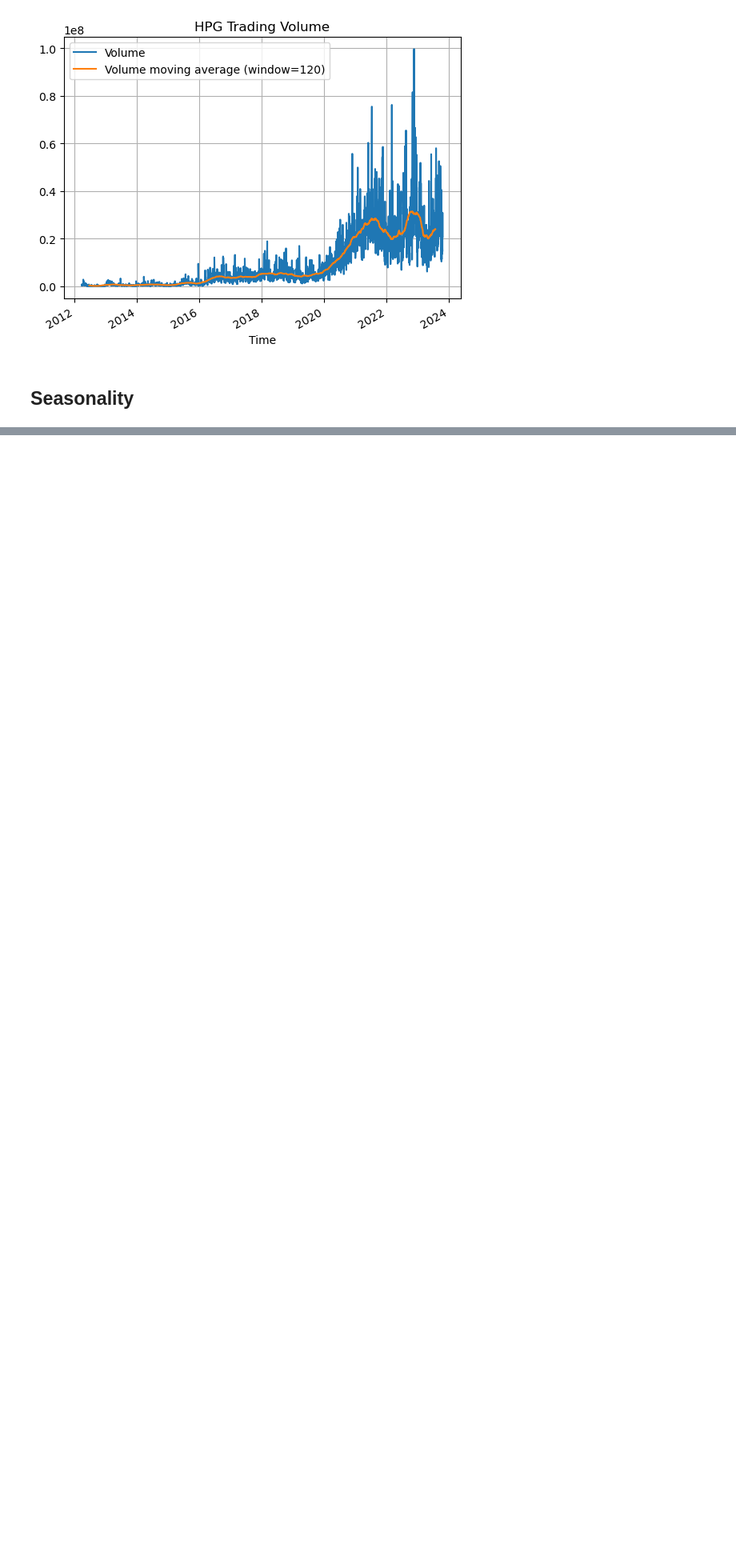
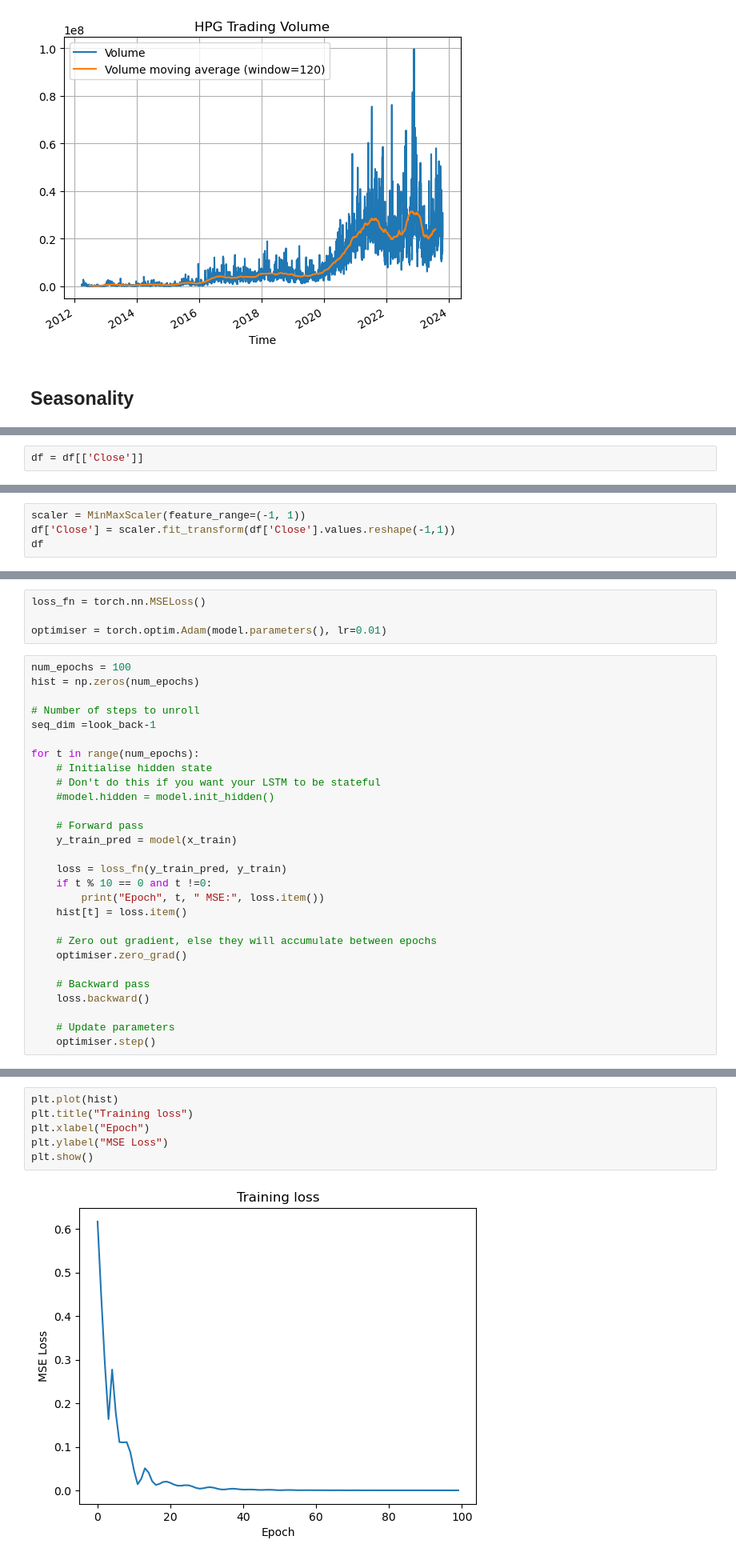
Before and after one commit to khanhha1005/Group23_Business_Analytics, a Jupyter notebook: predictive-analytics.ipynb, the cells around one changed output, grey strips where cells are left out. Shown at 80% size. Cells and saved outputs as stored; diff of their text form; blank space fills up the shorter version.

```diff
--- a/predictive-analytics.ipynb
+++ b/predictive-analytics.ipynb
@@ -87 +99,3 @@ plt.show()
+# %%
+df = df[['Close']]
 # %% [markdown]
@@ -88,0 +103,4 @@ plt.show()
+# %%
+scaler = MinMaxScaler(feature_range=(-1, 1))
+df['Close'] = scaler.fit_transform(df['Close'].values.reshape(-1,1))
+df
@@ -88,0 +228,32 @@ plt.show()
+# %%
+loss_fn = torch.nn.MSELoss()
+
+optimiser = torch.optim.Adam(model.parameters(), lr=0.01)
+# %%
+num_epochs = 100
+hist = np.zeros(num_epochs)
+
+# Number of steps to unroll
+seq_dim =look_back-1
+
+for t in range(num_epochs):
+    # Initialise hidden state
+    # Don't do this if you want your LSTM to be stateful
+    #model.hidden = model.init_hidden()
+
+    # Forward pass
+    y_train_pred = model(x_train)
+
+    loss = loss_fn(y_train_pred, y_train)
+    if t % 10 == 0 and t !=0:
+        print("Epoch", t, " MSE:", loss.item())
+    hist[t] = loss.item()
+
+    # Zero out gradient, else they will accumulate between epochs
+    optimiser.zero_grad()
+
+    # Backward pass
+    loss.backward()
+
+    # Update parameters
+    optimiser.step()
@@ -88,0 +270,8 @@ plt.show()
+# %%
+plt.plot(hist)
+plt.title("Training loss")
+plt.xlabel("Epoch")
+plt.ylabel("MSE Loss")
+plt.show()
+# %% [output]
+[figure, added]
```
Also changed, not shown: parts of 22 cells of this notebook.
